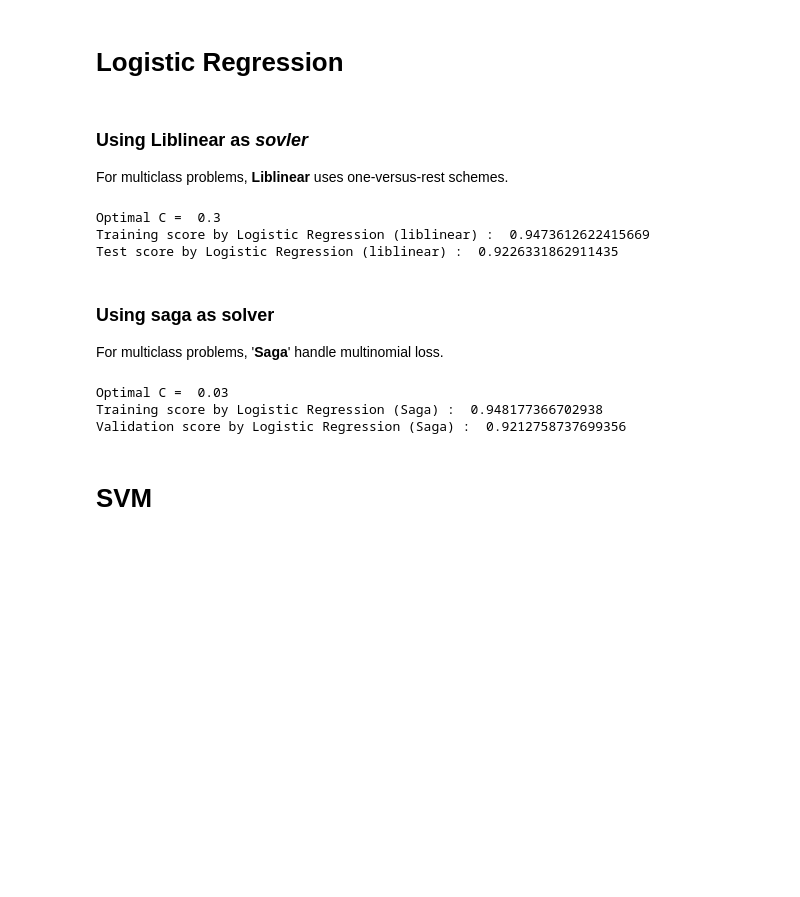
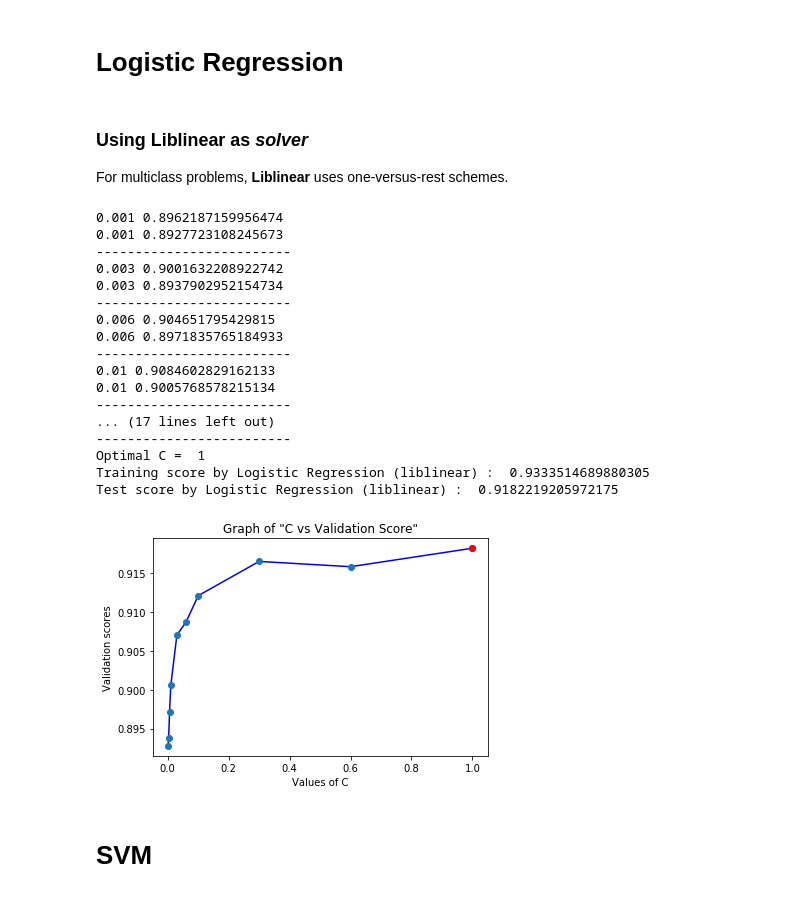
Before and after one commit to kuldeep725/Human-Activity, a Jupyter notebook: Human-Activity.ipynb, the cells around one changed output. Saved outputs shown, nothing was run; the diff lists cells and outputs as text; code cells hidden in the pictures; blank space fills up the shorter version.

```diff
--- a/Human-Activity.ipynb
+++ b/Human-Activity.ipynb
@@ -63,68 +89,59 @@ d=[0.001, 0.003, 0.006, 0.01,0.03,0.06,0.1,0.3,0.6, 1, 3, 10]
 # %%
 from sklearn.linear_model import LogisticRegression
 # %% [markdown]
-### Using Liblinear as *sovler*
+### Using Liblinear as *solver*
 
 For multiclass problems, **Liblinear** uses one-versus-rest schemes.
 # %%
 max_train = 0
 max_test = 0
 optimalC = d[0]
+c_list = []
 for i in d:
 
     clf = LogisticRegression(C=i, penalty='l2', random_state=42)
     clf.fit(X_train, y_train)
     score_train = clf.score(X_train, y_train)
     score_test = clf.score(X_test, y_test)
 
-#     print(i, score_train)
-#     print(i, score_test)
+    print(i, score_train)
+    print(i, score_test)
+    print('-'*25)
 
-#     print('-'*25)
+    c_list.append(score_test)
     if(score_test > max_test) :
         max_test = score_test
         max_train = score_train
         optimalC = i
 
 print("Optimal C = ", optimalC)
 print("Training score by Logistic Regression (liblinear) : ", max_train)
 print("Test score by Logistic Regression (liblinear) : ", max_test)
+plt.plot(d, c_list, 'b', d, c_list, 'o')
+plt.plot(d[d.index(optimalC)], c_list[d.index(optimalC)], 'ro')
+plt.xlabel("Values of C")
+plt.ylabel("Validation scores")
+plt.title("Graph of \"C vs Validation Score\"")
+plt.show()
 # %% [output]
-Optimal C =  0.3
-Training score by Logistic Regression (liblinear) :  0.9473612622415669
-Test score by Logistic Regression (liblinear) :  0.9226331862911435
+0.001 0.8962187159956474
+0.001 0.8927723108245673
+-------------------------
+0.003 0.9001632208922742
+0.003 0.8937902952154734
+-------------------------
+0.006 0.904651795429815
+0.006 0.8971835765184933
+-------------------------
+0.01 0.9084602829162133
+0.01 0.9005768578215134
+-------------------------
+... (17 lines left out)
+-------------------------
+Optimal C =  1
+Training score by Logistic Regression (liblinear) :  0.9333514689880305
+Test score by Logistic Regression (liblinear) :  0.9182219205972175
+[figure, added]
-# %% [markdown]
-### Using saga as solver
-
-For multiclass problems, '**Saga**' handle multinomial loss.
-# %%
-max_train = 0
-max_test = 0
-optimalC = d[0]
-for i in d:
-
-    clf = LogisticRegression(C=i, penalty='l2', max_iter=100, solver='saga',
-                             multi_class='multinomial', random_state=42)
-    clf.fit(X_train, y_train)
-    score_train = clf.score(X_train, y_train)
-    score_test = clf.score(X_test, y_test)
-
-#     print('-'*25)
-#     print(i, score_train)
-#     print(i, score_test)
-
-    if(score_test > max_test) :
-        max_test = score_test
-        max_train = score_train
-        optimalC = i
-
-print("Optimal C = ", optimalC)
-print("Training score by Logistic Regression (Saga) : ", max_train)
-print("Test score by Logistic Regression (Saga) : ", max_test)
-# %% [output]
-Optimal C =  0.03
-Training score by Logistic Regression (Saga) :  0.948177366702938
-Validation score by Logistic Regression (Saga) :  0.9212758737699356
 # %% [markdown]
  # SVM
 # %%
```
Also changed, not shown: parts of 13 cells of this notebook, 2 other files.
